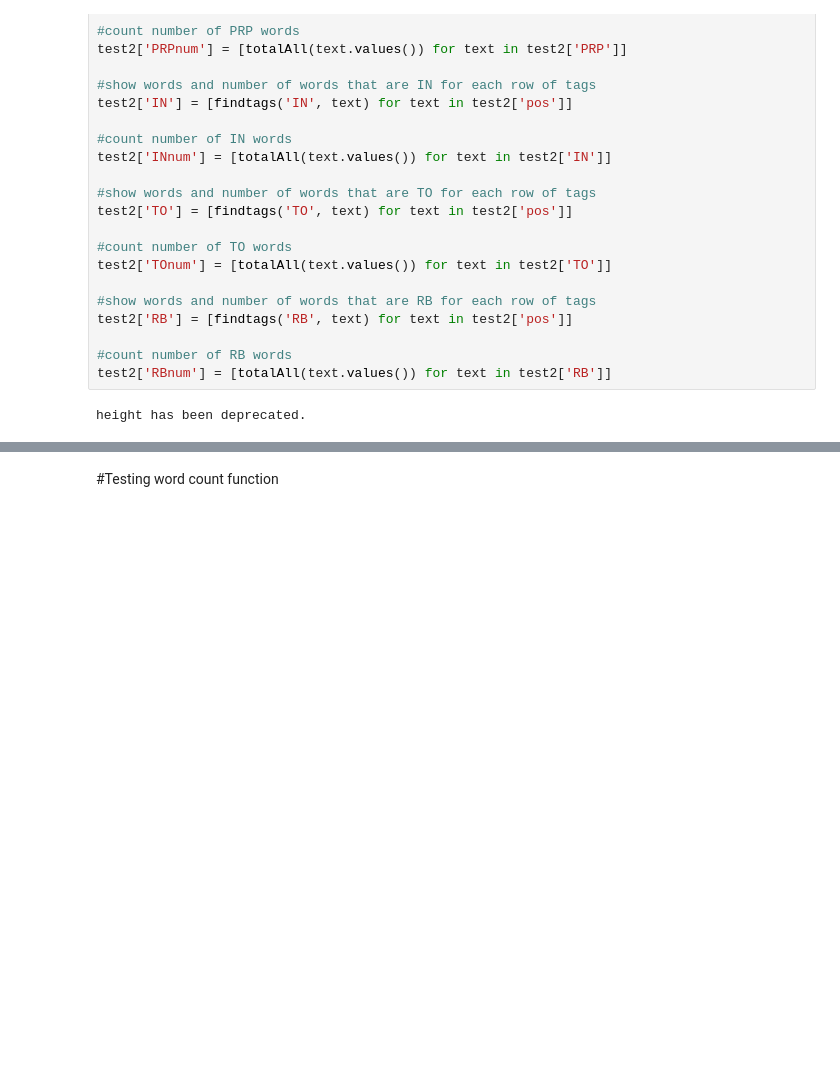
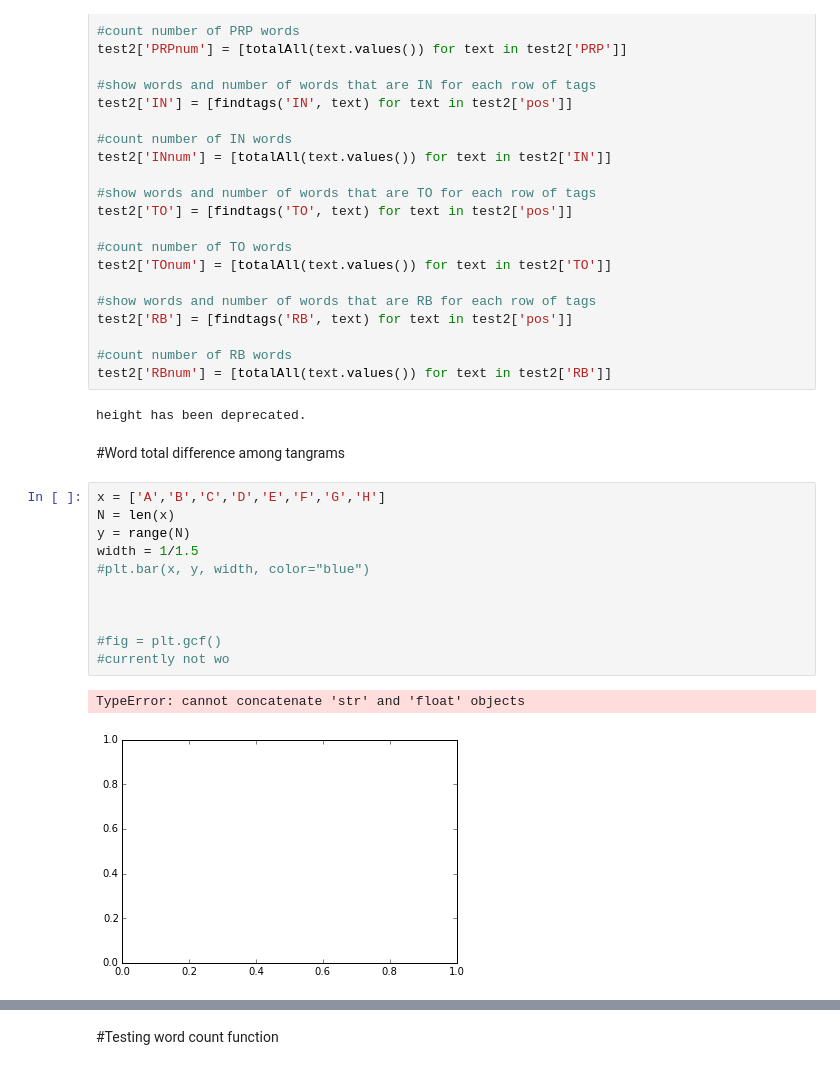
Before and after one commit to hawkrobe/tangrams_replication, a Jupyter notebook: ipython_notebooks/CSLI_pres.ipynb, the cells around one changed output, grey strips where cells are left out. Cells and saved outputs as stored; diff of their text form; blank space fills up the shorter version.

```diff
--- a/ipython_notebooks/CSLI_pres.ipynb
+++ b/ipython_notebooks/CSLI_pres.ipynb
@@ -135,3 +142,19 @@ test2['RB'] = [findtags('RB', text) for text in test2['pos']]
 test2['RBnum'] = [totalAll(text.values()) for text in test2['RB']]
 # %% [output]
 height has been deprecated.
+# %% [markdown]
+#Word total difference among tangrams
+# %%
+x = ['A','B','C','D','E','F','G','H']
+N = len(x)
+y = range(N)
+width = 1/1.5
+#plt.bar(x, y, width, color="blue")
+
+
+
+#fig = plt.gcf()
+#currently not wo
+# %% [output]
+TypeError: cannot concatenate 'str' and 'float' objects
+[figure, added]
```
Also changed, not shown: parts of 8 cells of this notebook, 1 other file.
